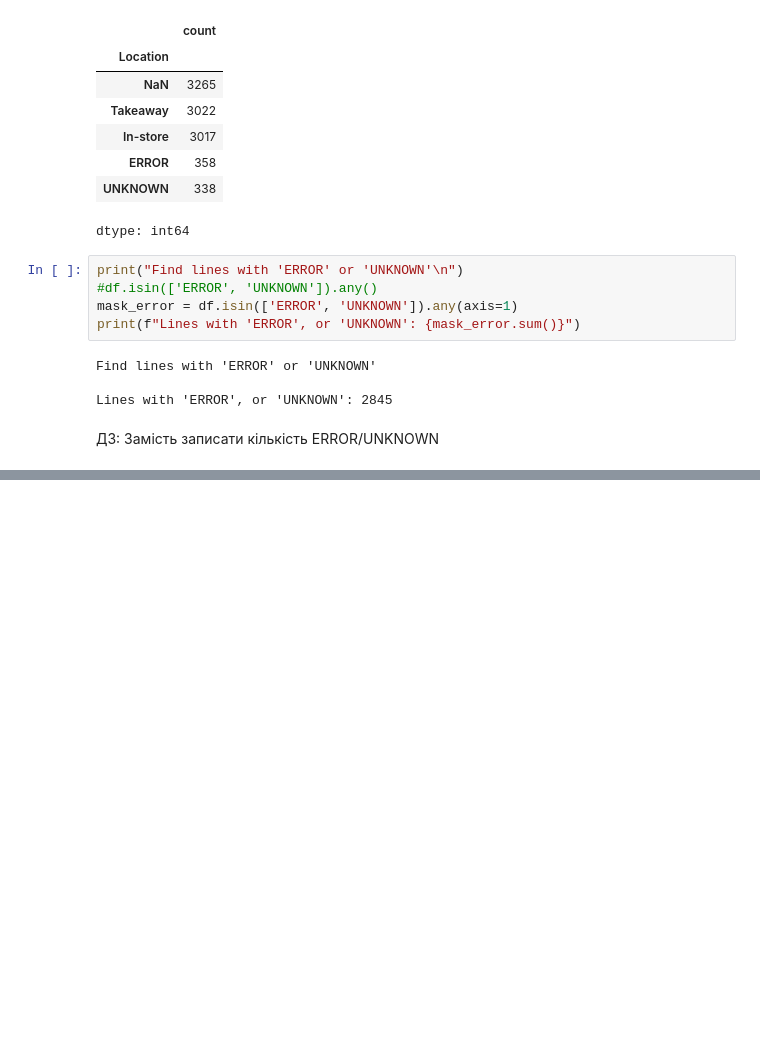
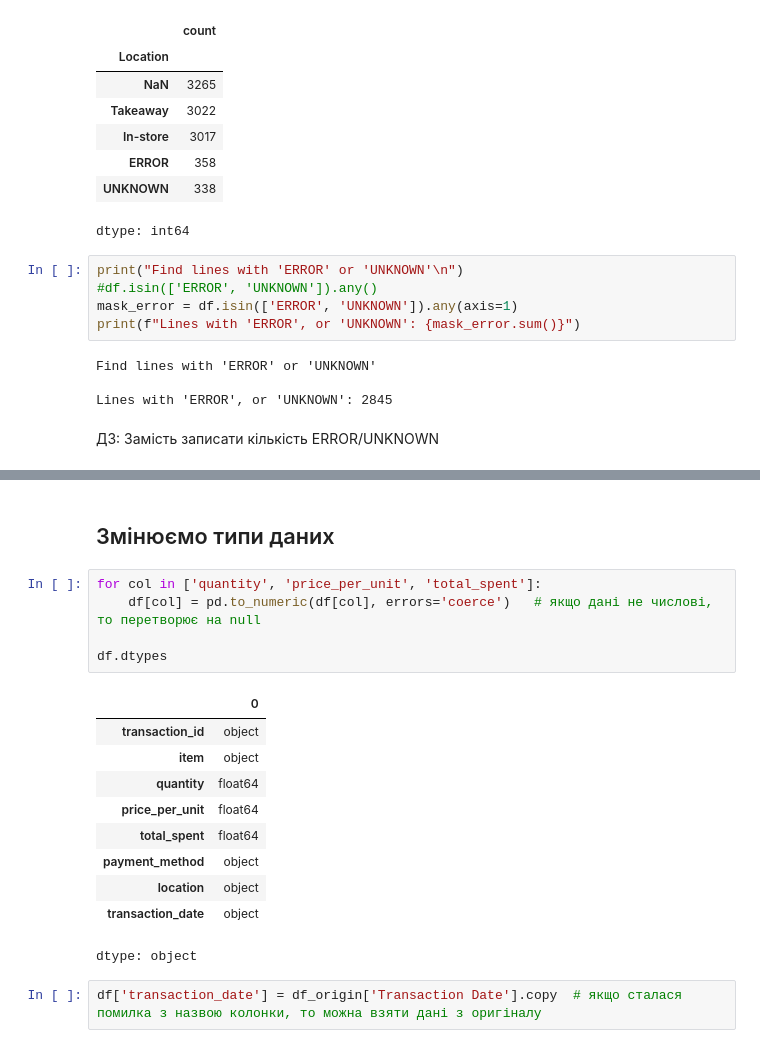
Before and after one commit to Olga-Lyt/Analysis_Cafe_Sales, a Jupyter notebook: EDA_cafe_sales.ipynb, the cells around one changed output, grey strips where cells are left out. Saved outputs shown, nothing was run; the diff lists cells and outputs as text; blank space fills up the shorter version.

```diff
--- a/EDA_cafe_sales.ipynb
+++ b/EDA_cafe_sales.ipynb
@@ -191,0 +258,20 @@ Lines with 'ERROR', or 'UNKNOWN': 2845
+# %% [markdown]
+## Змінюємо типи даних
+# %%
+for col in ['quantity', 'price_per_unit', 'total_spent']:
+    df[col] = pd.to_numeric(df[col], errors='coerce')   # якщо дані не числові, то перетворює на null
+
+df.dtypes
+# %% [output]
+|  | 0 |
+| transaction_id | object |
+| item | object |
+| quantity | float64 |
+| price_per_unit | float64 |
+| total_spent | float64 |
+| payment_method | object |
+| location | object |
+| transaction_date | object |
+dtype: object
+# %%
+df['transaction_date'] = df_origin['Transaction Date'].copy  # якщо сталася помилка з назвою колонки, то можна взяти дані з оригіналу
```
Also changed, not shown: parts of 11 cells of this notebook.
